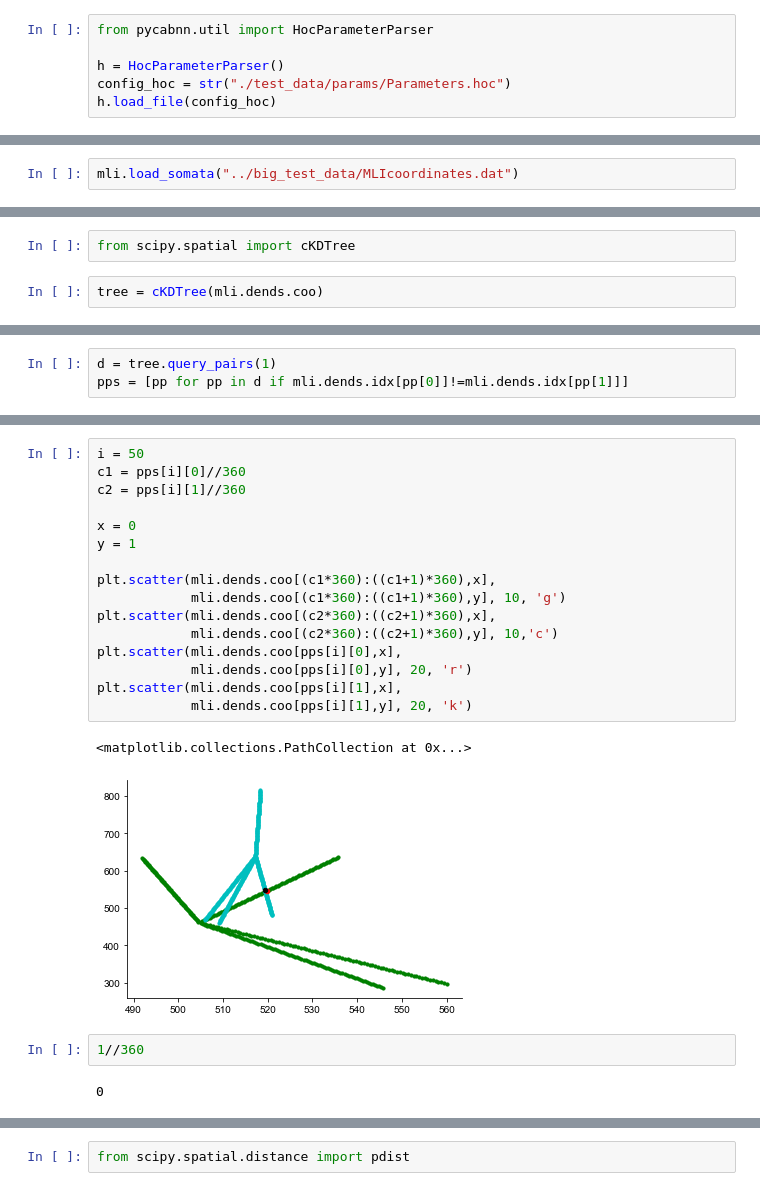
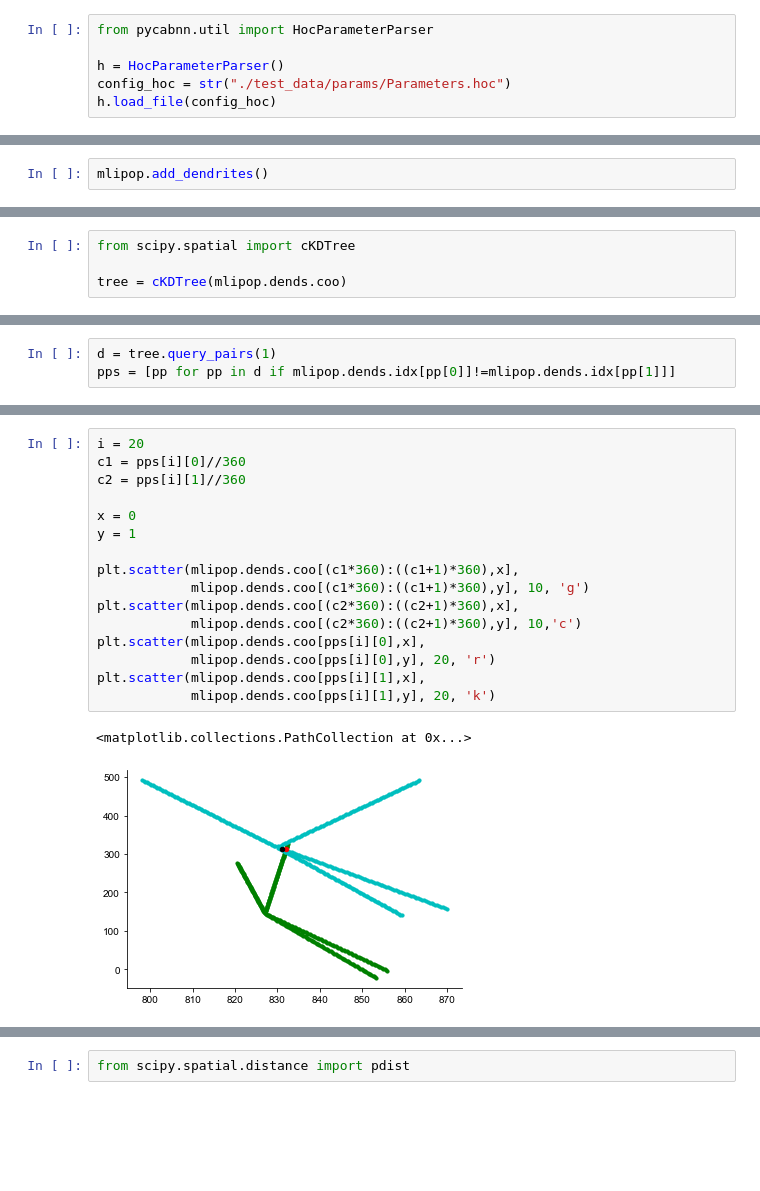
Before and after one commit to CNS-OIST/pycabnn, a Jupyter notebook: notebooks/MLI_3D_con.ipynb, the cells around one changed output, grey strips where cells are left out. Cells and saved outputs as stored; diff of their text form; blank space fills up the shorter version.

```diff
--- a/notebooks/MLI_3D_con.ipynb
+++ b/notebooks/MLI_3D_con.ipynb
@@ -22,2 +22,2 @@ mli = cbn.create_population("MLI", h)
 # %%
-mli.load_somata("../big_test_data/MLIcoordinates.dat")
+mlipop.add_dendrites()
@@ -42,4 +44,4 @@ ax.scatter(mli.dends.coo[:nidx:5,0],mli.dends.coo[:nidx:5,1], 10, mli.dends.idx[
 # %%
 from scipy.spatial import cKDTree
+
+tree = cKDTree(mlipop.dends.coo)
-# %%
-tree = cKDTree(mli.dends.coo)
@@ -50,6 +48,6 @@ tree
 # %%
 d = tree.query_pairs(1)
-pps = [pp for pp in d if mli.dends.idx[pp[0]]!=mli.dends.idx[pp[1]]]
+pps = [pp for pp in d if mlipop.dends.idx[pp[0]]!=mlipop.dends.idx[pp[1]]]
 # %%
 len(pps)
 # %% [output]
@@ -61,26 +59,22 @@ c1, c2
 # %%
-i = 50
+i = 20
 c1 = pps[i][0]//360
 c2 = pps[i][1]//360
 
 x = 0
 y = 1
 
-plt.scatter(mli.dends.coo[(c1*360):((c1+1)*360),x],
-            mli.dends.coo[(c1*360):((c1+1)*360),y], 10, 'g')
-plt.scatter(mli.dends.coo[(c2*360):((c2+1)*360),x],
-            mli.dends.coo[(c2*360):((c2+1)*360),y], 10,'c')
-plt.scatter(mli.dends.coo[pps[i][0],x],
-            mli.dends.coo[pps[i][0],y], 20, 'r')
-plt.scatter(mli.dends.coo[pps[i][1],x],
-            mli.dends.coo[pps[i][1],y], 20, 'k')
+plt.scatter(mlipop.dends.coo[(c1*360):((c1+1)*360),x],
+            mlipop.dends.coo[(c1*360):((c1+1)*360),y], 10, 'g')
+plt.scatter(mlipop.dends.coo[(c2*360):((c2+1)*360),x],
+            mlipop.dends.coo[(c2*360):((c2+1)*360),y], 10,'c')
+plt.scatter(mlipop.dends.coo[pps[i][0],x],
+            mlipop.dends.coo[pps[i][0],y], 20, 'r')
+plt.scatter(mlipop.dends.coo[pps[i][1],x],
+            mlipop.dends.coo[pps[i][1],y], 20, 'k')
 # %% [output]
 <matplotlib.collections.PathCollection at 0x...>
-[figure, old version]
+[figure, new version]
-# %%
-1//360
-# %% [output]
-0
 # %%
 from sklearn.neighbors import KDTree
 
```
Also changed, not shown: parts of 17 cells of this notebook.
